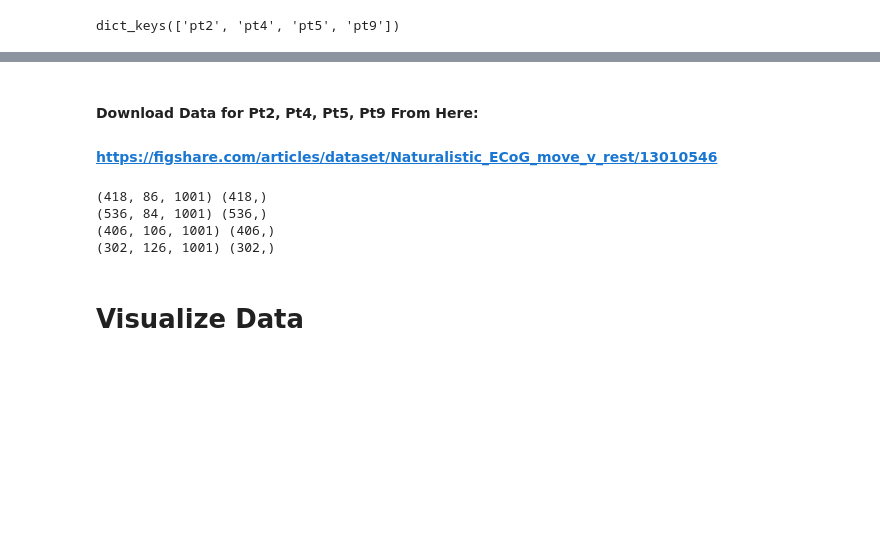
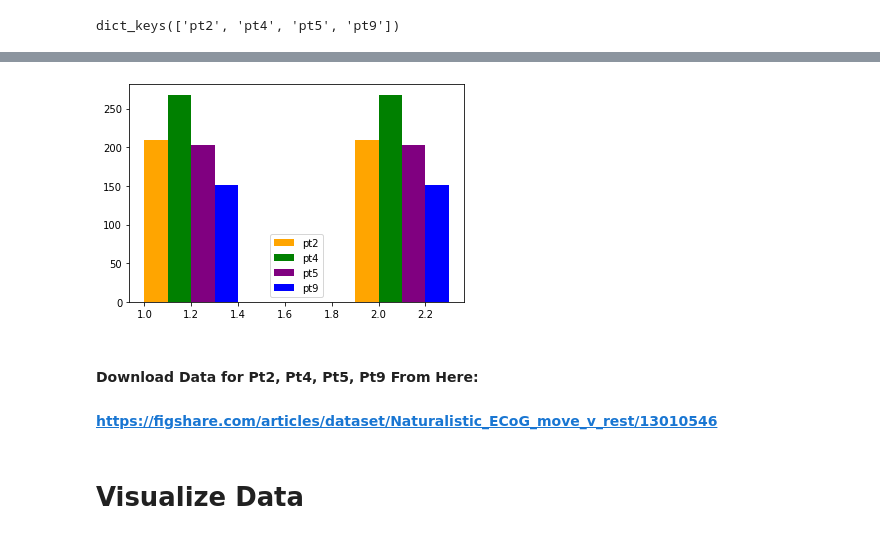
Before and after one commit to SaberaTalukder/Chen_Institute_DataSAI_for_Neuroscience, a Jupyter notebook: 07_08_22_day4_autoencoders_and_ML_introduction/code/solutions/solutions_autoencoders_and_machine_learning.ipynb, the cells around one changed output, grey strips where cells are left out. Drawn from its saved outputs; the diff is of its cells as text; code cells hidden in the pictures; blank space fills up the shorter version.

```diff
--- a/07_08_22_day4_autoencoders_and_ML_introduction/code/solutions/solutions_autoencoders_and_machine_learning.ipynb
+++ b/07_08_22_day4_autoencoders_and_ML_introduction/code/solutions/solutions_autoencoders_and_machine_learning.ipynb
@@ -18,0 +28,14 @@ elec_loc_dict = elec_loc_dict_arr.item()
+# %%
+def load_data_array(base_path, filename):
+    full_data = xr.open_dataset(base_path + filename)
+    full_data_array = full_data.to_array()
+    data_array = full_data_array[0, :, :-1, :]
+    # note rest = 1, and move = 2
+    event_labels = full_data_array[0, :, -1, 0]
+
+    return data_array, event_labels
+# %%
+pt2_data, pt2_labels = load_data_array(base_path, 'EC02_ecog_data.nc')
+pt4_data, pt4_labels = load_data_array(base_path, 'EC04_ecog_data.nc')
+pt5_data, pt5_labels = load_data_array(base_path, 'EC05_ecog_data.nc')
+pt9_data, pt9_labels = load_data_array(base_path, 'EC09_ecog_data.nc')
@@ -48,3 +145,16 @@ print(elec_loc_dict['pt9'][1].shape)
+# %%
+# Solution:
+%matplotlib inline
+
+offset = 0.1
+_ = plt.hist(pt2_labels, color=colors[0])
+_ = plt.hist(pt4_labels + 1*offset, color=colors[1])
+_ = plt.hist(pt5_labels + 2*offset, color=colors[2])
+_ = plt.hist(pt9_labels + 3*offset, color=colors[3])
+_ = plt.legend(['pt2', 'pt4', 'pt5', 'pt9'])
+_ = plt.show()
+# %% [output]
+[figure, added]
 # %% [markdown]
 #### Download Data for Pt2, Pt4, Pt5, Pt9 From Here:
 #### https://figshare.com/articles/dataset/Naturalistic_ECoG_move_v_rest/13010546
@@ -65,15 +175,5 @@ pt2_data, pt2_labels = load_data_array(base_path, 'EC02_ecog_data.nc')
 pt4_data, pt4_labels = load_data_array(base_path, 'EC04_ecog_data.nc')
 pt5_data, pt5_labels = load_data_array(base_path, 'EC05_ecog_data.nc')
 pt9_data, pt9_labels = load_data_array(base_path, 'EC09_ecog_data.nc')
-# %%
-print(pt2_data.shape, pt2_labels.shape)
-print(pt4_data.shape, pt4_labels.shape)
-print(pt5_data.shape, pt5_labels.shape)
-print(pt9_data.shape, pt9_labels.shape)
-# %% [output]
-(418, 86, 1001) (418,)
-(536, 84, 1001) (536,)
-(406, 106, 1001) (406,)
-(302, 126, 1001) (302,)
 # %% [markdown]
 # Visualize Data
```
Also changed, not shown: parts of 24 cells of this notebook.
